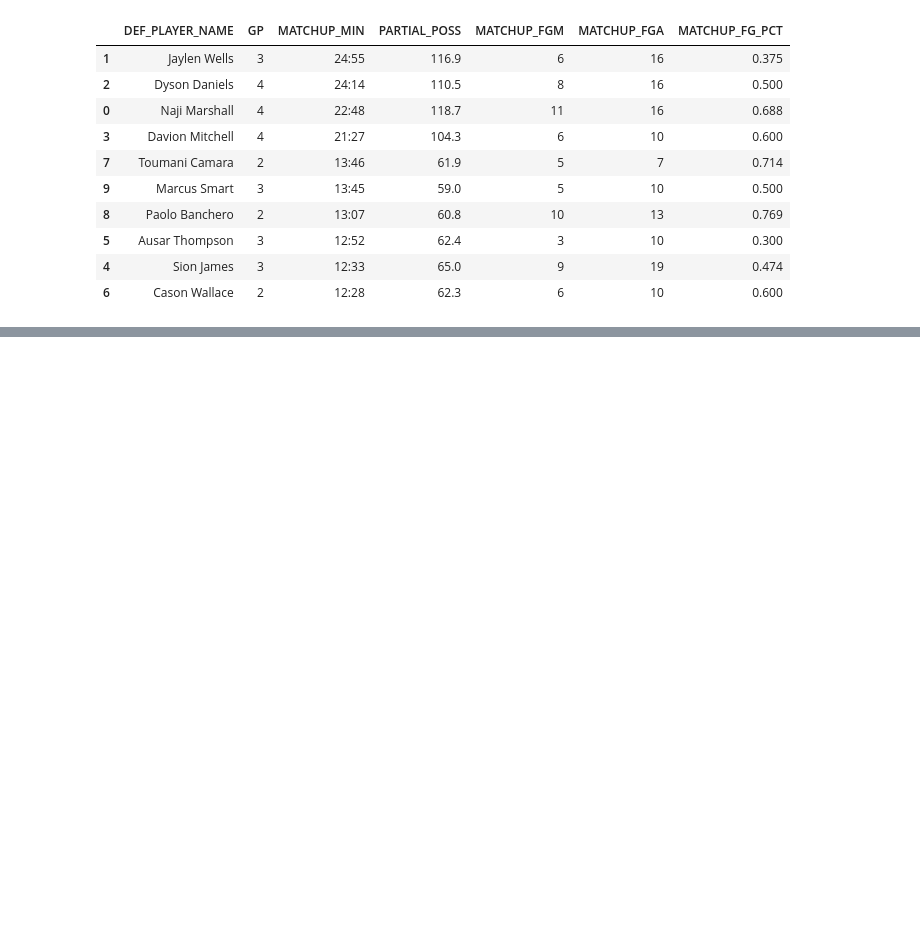
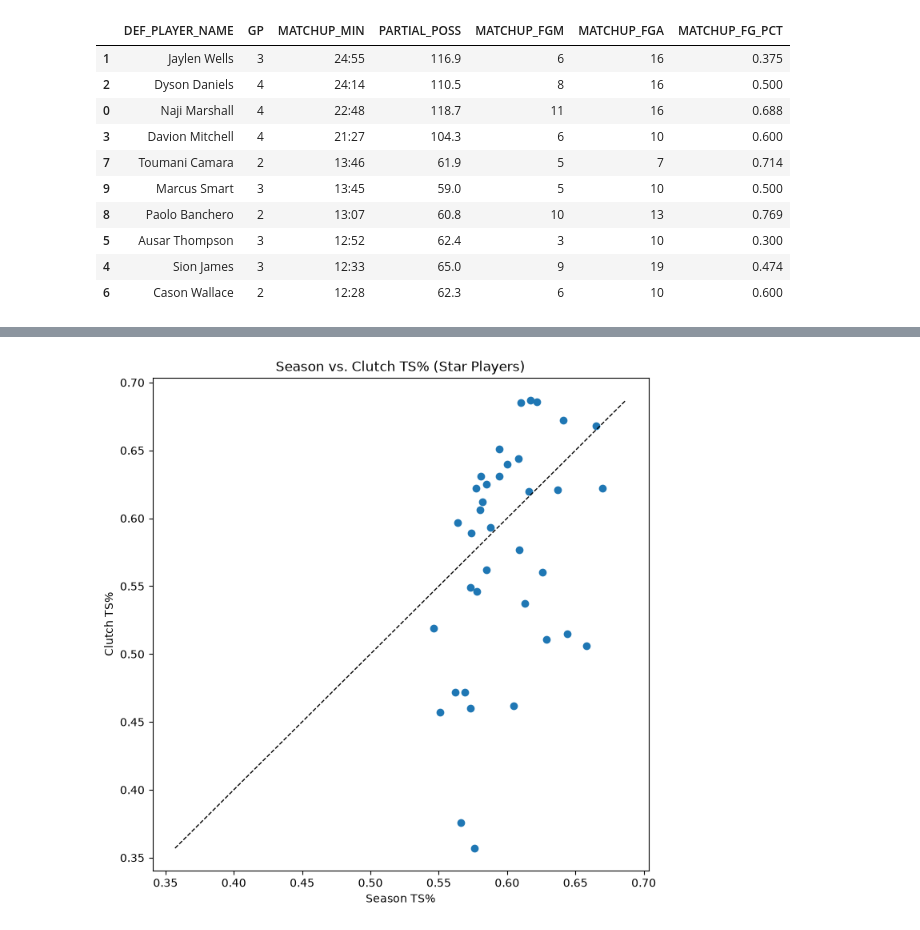
Before and after one commit to DanielBubalo/nba-clutch-reputation-data, a Jupyter notebook: Deliverables/nba_profiling_data.ipynb, the cells around one changed output, grey strips where cells are left out. Drawn from its saved outputs; the diff is of its cells as text; code cells hidden in the pictures; blank space fills up the shorter version.

```diff
--- a/Deliverables/nba_profiling_data.ipynb
+++ b/Deliverables/nba_profiling_data.ipynb
@@ -660,0 +685,15 @@ harden_matchups_df.sort_values('MATCHUP_TIME_SEC', ascending=False)[
+# %%
+fig, ax = plt.subplots(figsize=(8, 8))
+
+ax.scatter(comparison_filtered['SEASON_TS_PCT'], comparison_filtered['CLUTCH_TS_PCT'])
+
+lims = [comparison_filtered[['SEASON_TS_PCT', 'CLUTCH_TS_PCT']].min().min(),
+        comparison_filtered[['SEASON_TS_PCT', 'CLUTCH_TS_PCT']].max().max()]
+ax.plot(lims, lims, color='black', linestyle='--', linewidth=1)
+
+ax.set_xlabel('Season TS%')
+ax.set_ylabel('Clutch TS%')
+ax.set_title('Season vs. Clutch TS% (Star Players)')
+plt.show()
+# %% [output]
+[figure, added]
```
Also changed, not shown: parts of 19 cells of this notebook, 3 other files.
